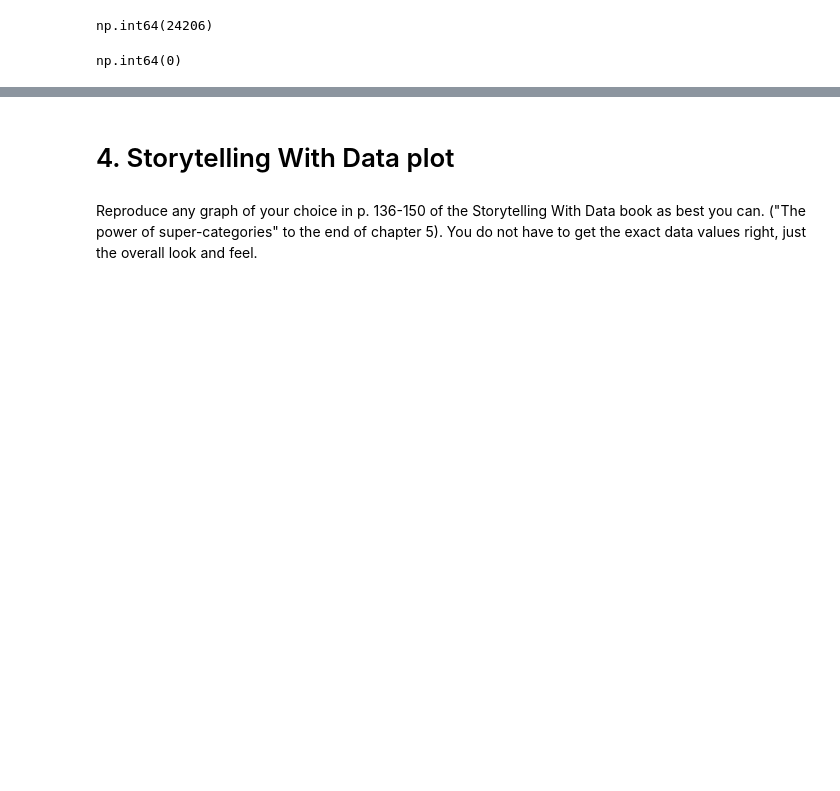
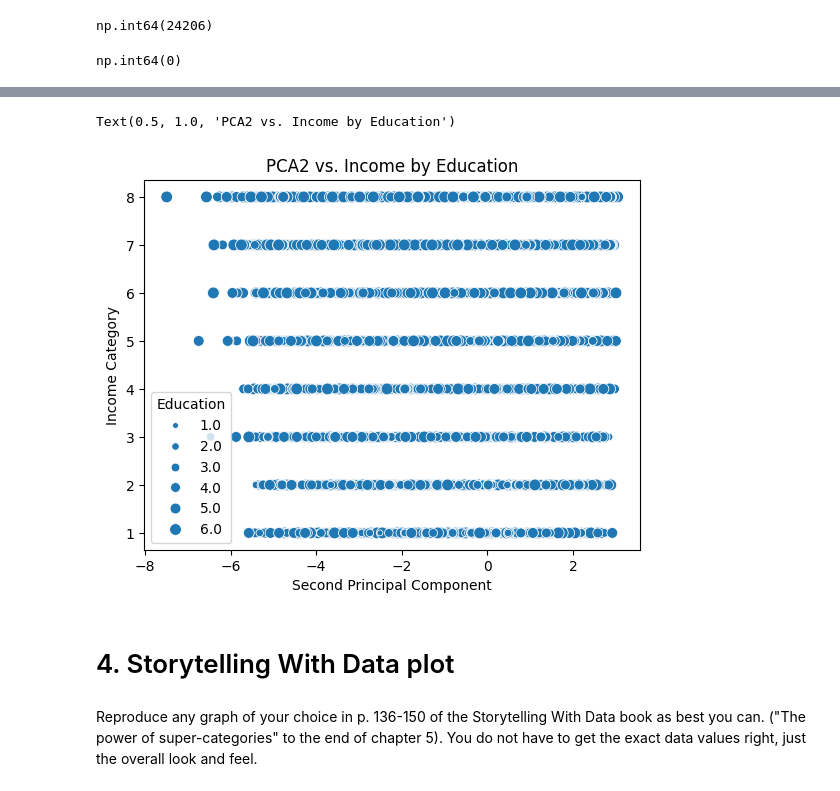
Before and after one commit to beckaa-l/OMDS-ModB2-Week9-Lee-Becka, a Jupyter notebook: Week9.ipynb, the cells around one changed output, grey strips where cells are left out. Drawn from its saved outputs; the diff is of its cells as text; code cells hidden in the pictures; blank space fills up the shorter version.

```diff
--- a/Week9.ipynb
+++ b/Week9.ipynb
@@ -394,3 +424,12 @@ components1
+# %%
+# bubble plot of PCA2 against Income and Education
+bubble_pca2 = sns.scatterplot(data=diabetes_dfscaledcoi, x=pca1_score2, y=diabetes_coi["Income"], size = diabetes_coi["Education"])
+bubble_pca2.set_xlabel ("Second Principal Component")
+bubble_pca2.set_ylabel("Income Category")
+bubble_pca2.set_title("PCA2 vs. Income by Education")
+# %% [output]
+Text(0.5, 1.0, 'PCA2 vs. Income by Education')
+[figure, added]
 # %% [markdown]
 # 4. Storytelling With Data plot
 # %% [markdown]
```
Also changed, not shown: parts of 3 cells of this notebook.
